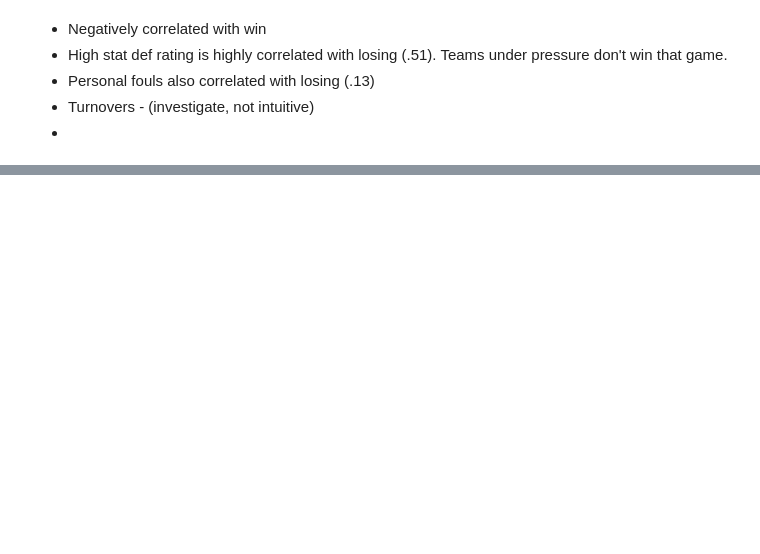
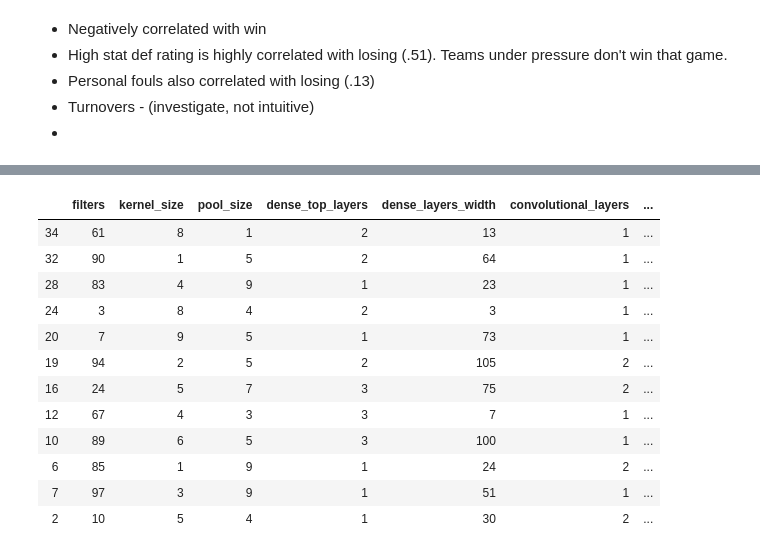
Before and after one commit to tristan00/sports_predictor, a Jupyter notebook: nba/eda.ipynb, the cells around one changed output, grey strips where cells are left out. Drawn from its saved outputs; the diff is of its cells as text; code cells hidden in the pictures; blank space fills up the shorter version.

```diff
--- a/nba/eda.ipynb
+++ b/nba/eda.ipynb
@@ -182,0 +150,17 @@ results.sort_values('accuracy', ascending = False).head(10)
+# %%
+results = pd.read_csv(f'{data_path}/nn_architectures.csv')
+results[results['history_lengths'] == 32].sort_values('accuracy', ascending = False).head(20)
+# %% [output]
+|  | filters | kernel_size | pool_size | dense_top_layers | dense_layers_width | convolutional_layers | ... |
+| 34 | 61 | 8 | 1 | 2 | 13 | 1 | ... |
+| 32 | 90 | 1 | 5 | 2 | 64 | 1 | ... |
+| 28 | 83 | 4 | 9 | 1 | 23 | 1 | ... |
+| 24 | 3 | 8 | 4 | 2 | 3 | 1 | ... |
+| 20 | 7 | 9 | 5 | 1 | 73 | 1 | ... |
+| 19 | 94 | 2 | 5 | 2 | 105 | 2 | ... |
+| 16 | 24 | 5 | 7 | 3 | 75 | 2 | ... |
+| 12 | 67 | 4 | 3 | 3 | 7 | 1 | ... |
+| 10 | 89 | 6 | 5 | 3 | 100 | 1 | ... |
+| 6 | 85 | 1 | 9 | 1 | 24 | 2 | ... |
+| 7 | 97 | 3 | 9 | 1 | 51 | 1 | ... |
+| 2 | 10 | 5 | 4 | 1 | 30 | 2 | ... |
```
Also changed, not shown: parts of 14 cells of this notebook, 2 other files.
